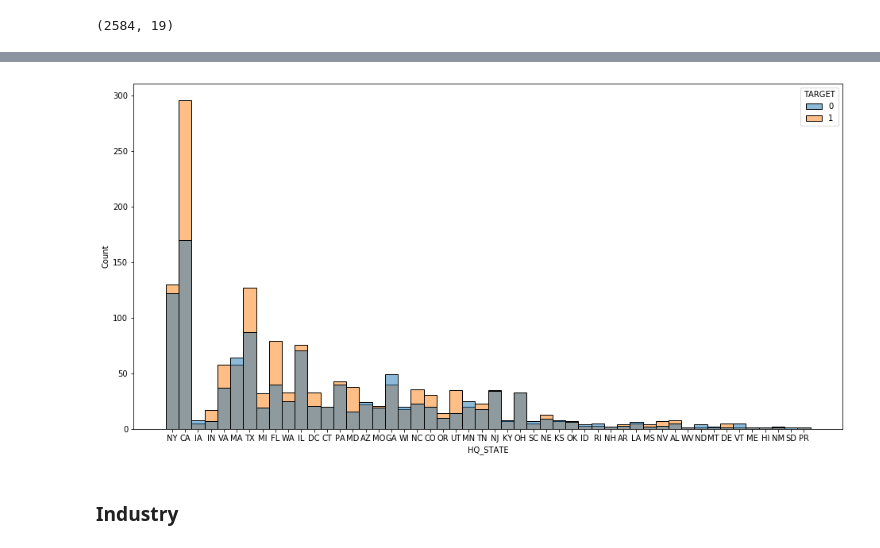
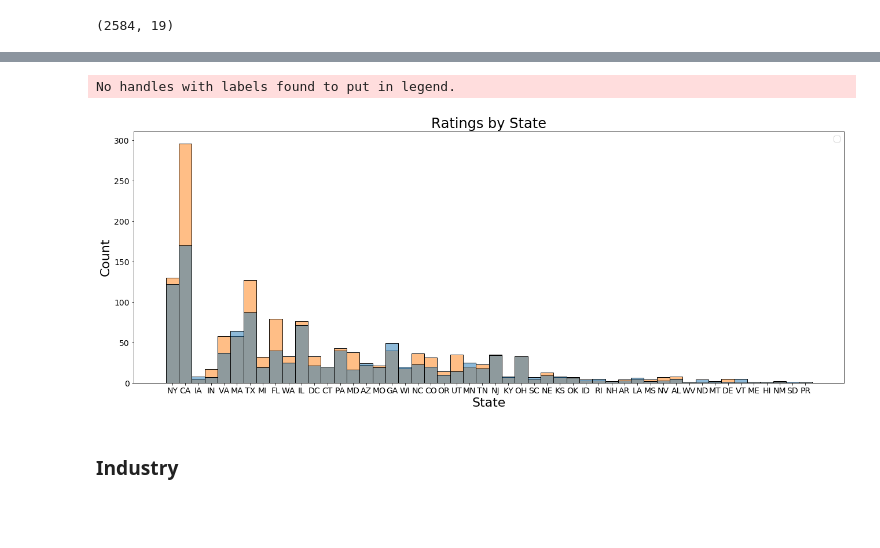
Before and after one commit to cierra4prez/NLP_Diversity_and_Inclusion, a Jupyter notebook: 1_Cleaning.ipynb, the cells around one changed output, grey strips where cells are left out. Saved outputs shown, nothing was run; the diff lists cells and outputs as text; code cells hidden in the pictures; blank space fills up the shorter version.

```diff
--- a/1_Cleaning.ipynb
+++ b/1_Cleaning.ipynb
@@ -299,9 +325,20 @@ Text(0.5, 0, 'Company Headquarters State')
 # %%
-fig, axes = plt.subplots(figsize=(16, 8))
+fig, axes = plt.subplots(figsize=(22, 8))
 
 sns.histplot(data = data, x="HQ_STATE", hue = "TARGET")
+
+plt.title('Ratings by State', fontsize=24)
+plt.xlabel('State', fontsize=22)
+plt.ylabel('Count', fontsize=22)
+plt.xticks(fontsize=14)
+plt.yticks(fontsize=14)
+plt.legend(fontsize=14)
+
+### add a legend
+
 plt.show()
 # %% [output]
+No handles with labels found to put in legend.
-[figure, old version]
+[figure, new version]
 # %% [markdown]
 ### Industry
```
Also changed, not shown: parts of 73 cells of this notebook, 14 other files.
